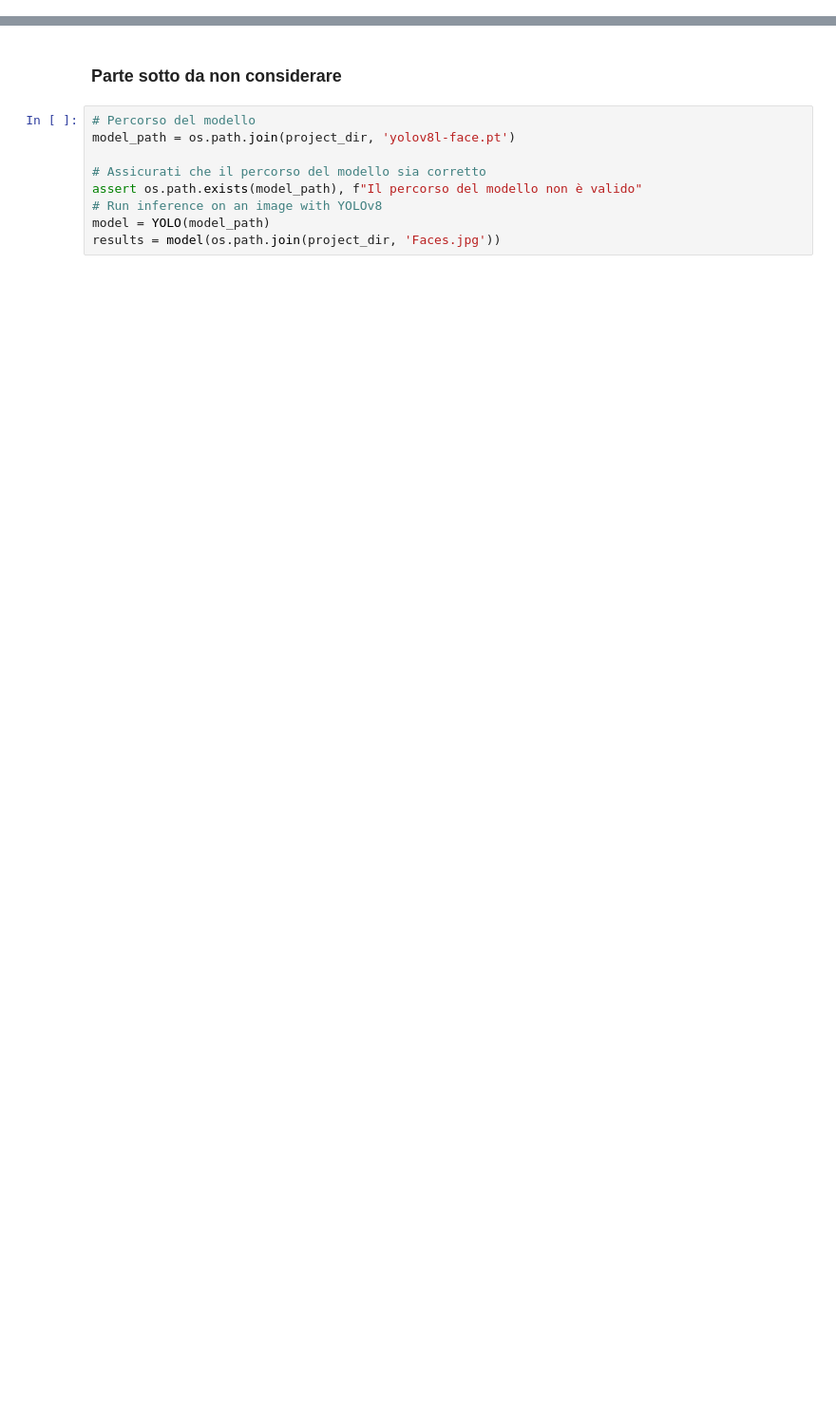
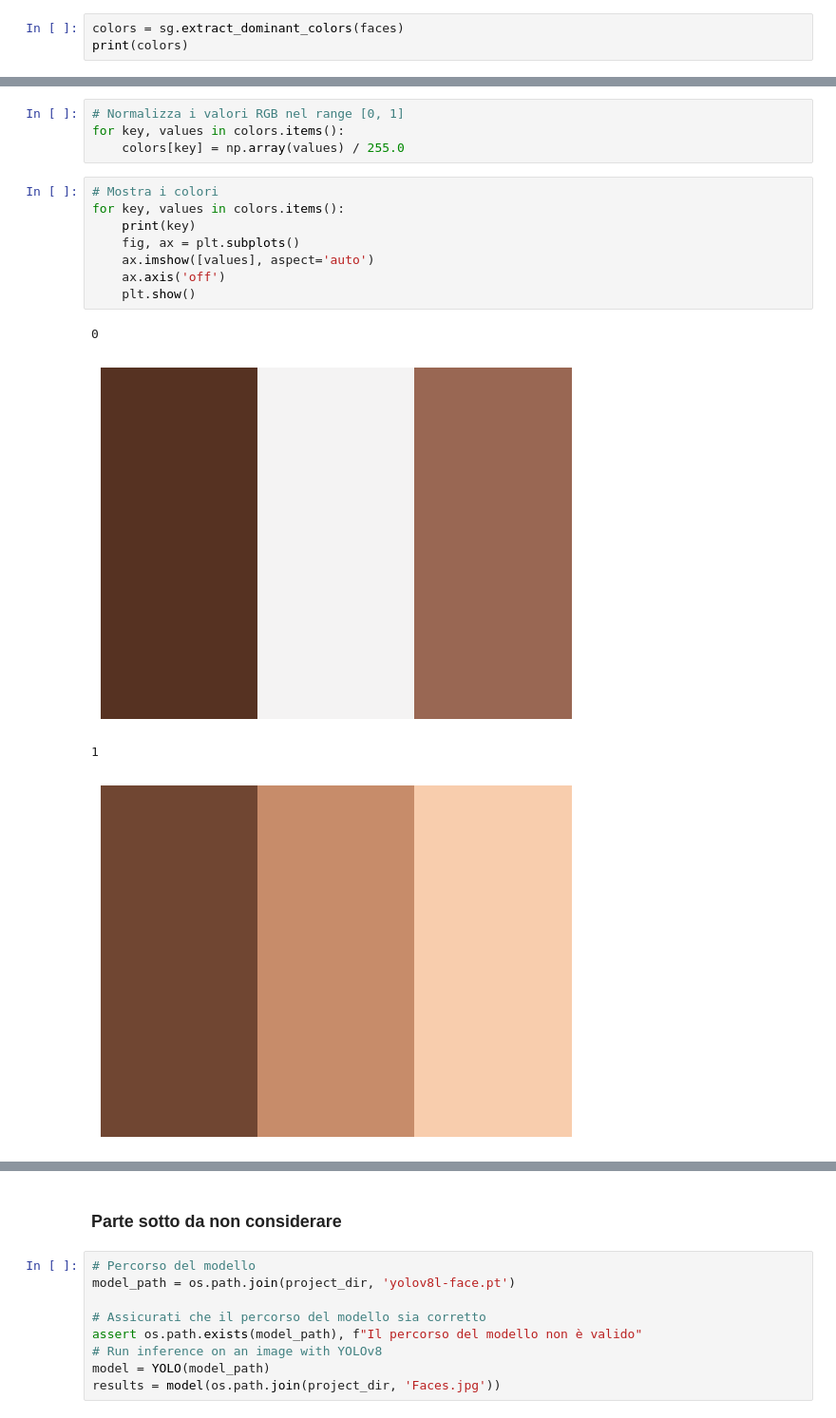
Before and after one commit to Giansimone-Coccia/CV-DL-Armocromia, a Jupyter notebook: Project.ipynb, the cells around one changed output, grey strips where cells are left out. Shown: that part at 95% size. Saved outputs shown, nothing was run; the diff lists cells and outputs as text; blank space fills up the shorter version.

```diff
--- a/Project.ipynb
+++ b/Project.ipynb
@@ -202,0 +189,3 @@ KeyError: 'image_ids'
+# %%
+colors = sg.extract_dominant_colors(faces)
+print(colors)
@@ -202,0 +210,17 @@ KeyError: 'image_ids'
+# %%
+# Normalizza i valori RGB nel range [0, 1]
+for key, values in colors.items():
+    colors[key] = np.array(values) / 255.0
+# %%
+# Mostra i colori
+for key, values in colors.items():
+    print(key)
+    fig, ax = plt.subplots()
+    ax.imshow([values], aspect='auto')
+    ax.axis('off')
+    plt.show()
+# %% [output]
+0
+[figure, added]
+1
+[figure, added]
```
Also changed, not shown: parts of 12 cells of this notebook, 5 other files.
